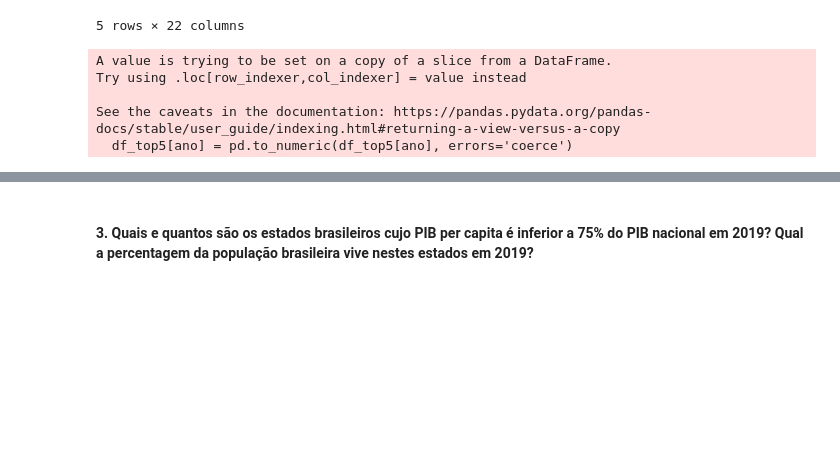
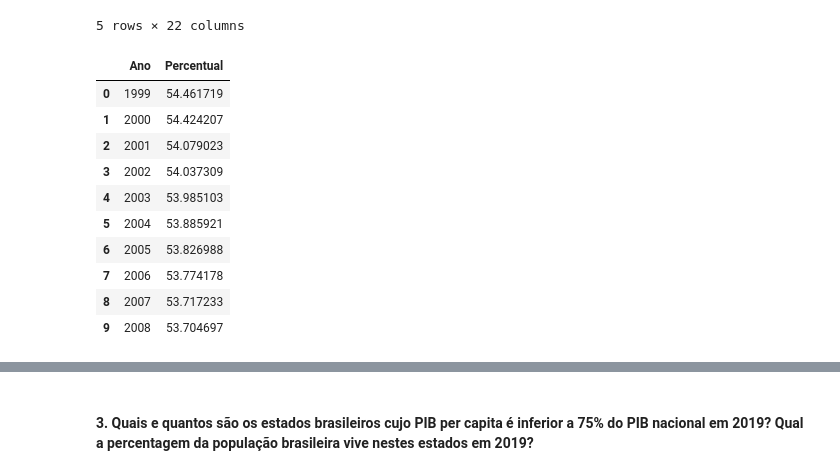
Before and after one commit to meduardajustino/Estudos-Python, a Jupyter notebook: Análise de Dados/Estudo dirigido - Economia regional/Economia Regional - Maria Eduarda Justino.ipynb, the cells around one changed output, grey strips where cells are left out. Cells and saved outputs as stored; diff of their text form; code cells hidden in the pictures; blank space fills up the shorter version.

```diff
--- a/Análise de Dados/Estudo dirigido - Economia regional/Economia Regional - Maria Eduarda Justino.ipynb
+++ b/Análise de Dados/Estudo dirigido - Economia regional/Economia Regional - Maria Eduarda Justino.ipynb
@@ -159,29 +160,40 @@ pop_residente_estado.head()
 5 rows × 22 columns
 # %%
 top5_estados = top_emprego['estado'].tolist()
+df_top5 = pop_residente_estado[pop_residente_estado['estado'].isin(top5_estados)].copy()
 
-# Filtra população apenas desses estados no dataframe de população por estado
-df_top5 = pop_residente_estado[pop_residente_estado['estado'].isin(top5_estados)]
-
-# Lista dos anos como string, para usar como colunas
 anos = [str(ano) for ano in range(1999, 2020)]
 
-# Converte para numérico só para garantir
-for ano in anos:
-    pop_residente_estado[ano] = pd.to_numeric(pop_residente_estado[ano], errors='coerce')
-    df_top5[ano] = pd.to_numeric(df_top5[ano], errors='coerce')
+def limpar_e_converter(df, colunas):
+    for ano in colunas:
+        df[ano] = df[ano].str.replace('.', '', regex=False)
+        df[ano] = df[ano].str.replace(',', '.', regex=False)
+        df[ano] = df[ano].astype(float)
+    return df
 
-# Soma a população dos 5 estados para cada ano
-pop_top5_ano = df_top5[anos].sum()
+df_top5 = limpar_e_converter(df_top5, anos)
+pop_residente_estado = limpar_e_converter(pop_residente_estado.copy(), anos)
 
-# Soma a população total (todos os estados) para cada ano
-pop_total_ano = pop_residente_estado[anos].sum()
+# somar população dos 5 estados top para cada ano
+pop_top5_anos = df_top5[anos].sum()
 
-# Calcula o percentual de população nos top 5 estados em cada ano
-percentual_top5 = (pop_top5_ano / pop_total_ano) * 100
+pop_total_anos = pop_residente_estado[anos].sum()
+percentual_pop_top5 = (pop_top5_anos / pop_total_anos) * 100
+
+percentual_pop_top5 = percentual_pop_top5.reset_index()
+percentual_pop_top5.columns = ['Ano', 'Percentual']
+percentual_pop_top5['Ano'] = percentual_pop_top5['Ano'].astype(int)
-# %% [output]
-A value is trying to be set on a copy of a slice from a DataFrame.
-Try using .loc[row_indexer,col_indexer] = value instead
-
-See the caveats in the documentation: https://pandas.pydata.org/pandas-docs/stable/user_guide/indexing.html#returning-a-view-versus-a-copy
-  df_top5[ano] = pd.to_numeric(df_top5[ano], errors='coerce')
+# %%
+percentual_pop_top5.head(10)
+# %% [output]
+|  | Ano | Percentual |
+| 0 | 1999 | 54.461719 |
+| 1 | 2000 | 54.424207 |
+| 2 | 2001 | 54.079023 |
+| 3 | 2002 | 54.037309 |
+| 4 | 2003 | 53.985103 |
+| 5 | 2004 | 53.885921 |
+| 6 | 2005 | 53.826988 |
+| 7 | 2006 | 53.774178 |
+| 8 | 2007 | 53.717233 |
+| 9 | 2008 | 53.704697 |
```
Also changed, not shown: parts of 22 cells of this notebook, 1 other file.
